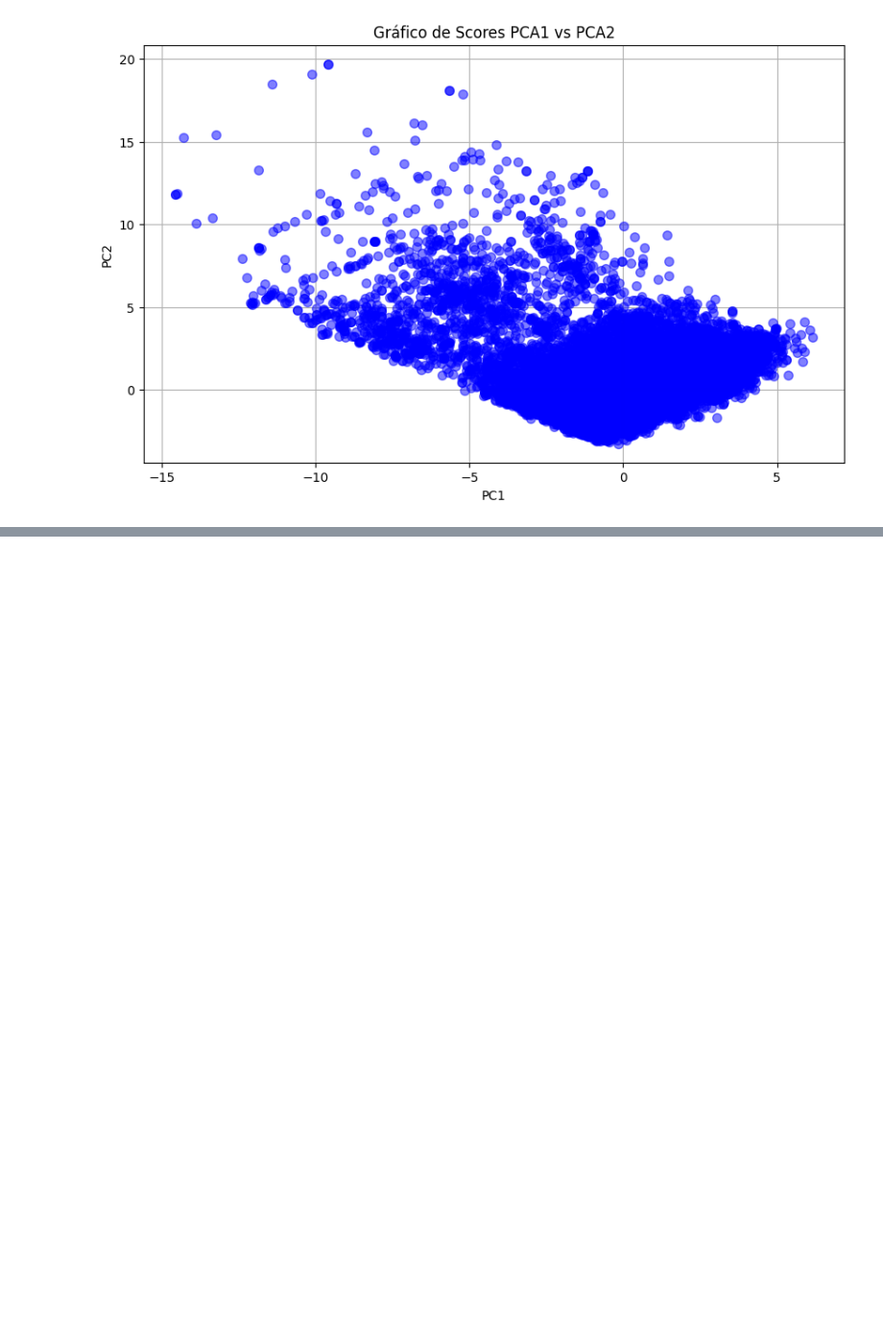
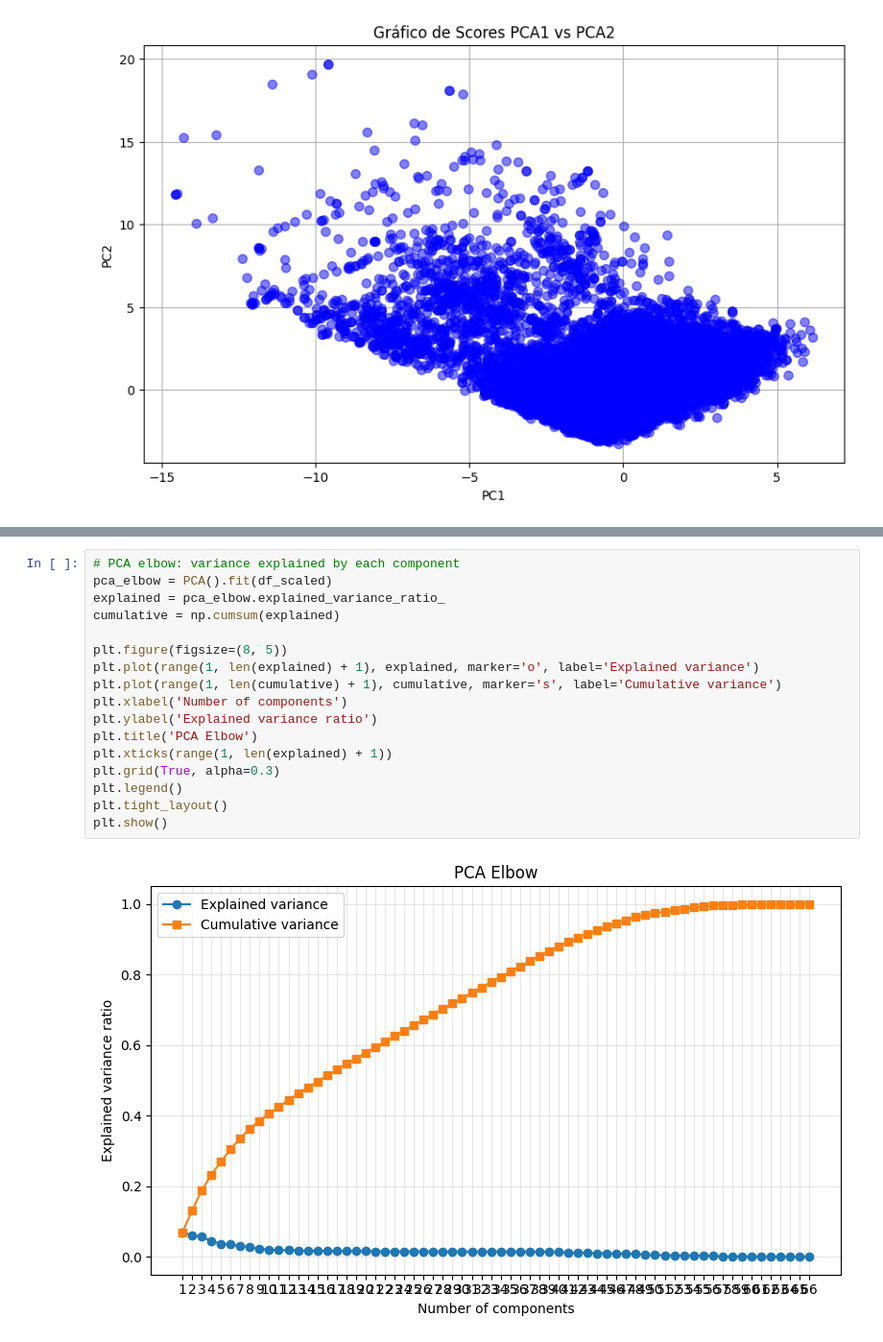
Before and after one commit to Last-Mile-Optimization/backend, a Jupyter notebook: modelo/PCA.ipynb, the cells around one changed output, grey strips where cells are left out. Shown at 96% size. Cells and saved outputs as stored; diff of their text form; blank space fills up the shorter version.

```diff
--- a/modelo/PCA.ipynb
+++ b/modelo/PCA.ipynb
@@ -161,0 +195,19 @@ plt.show()
+# %%
+# PCA elbow: variance explained by each component
+pca_elbow = PCA().fit(df_scaled)
+explained = pca_elbow.explained_variance_ratio_
+cumulative = np.cumsum(explained)
+
+plt.figure(figsize=(8, 5))
+plt.plot(range(1, len(explained) + 1), explained, marker='o', label='Explained variance')
+plt.plot(range(1, len(cumulative) + 1), cumulative, marker='s', label='Cumulative variance')
+plt.xlabel('Number of components')
+plt.ylabel('Explained variance ratio')
+plt.title('PCA Elbow')
+plt.xticks(range(1, len(explained) + 1))
+plt.grid(True, alpha=0.3)
+plt.legend()
+plt.tight_layout()
+plt.show()
+# %% [output]
+[figure, added]
```
Also changed, not shown: parts of 4 cells of this notebook.
